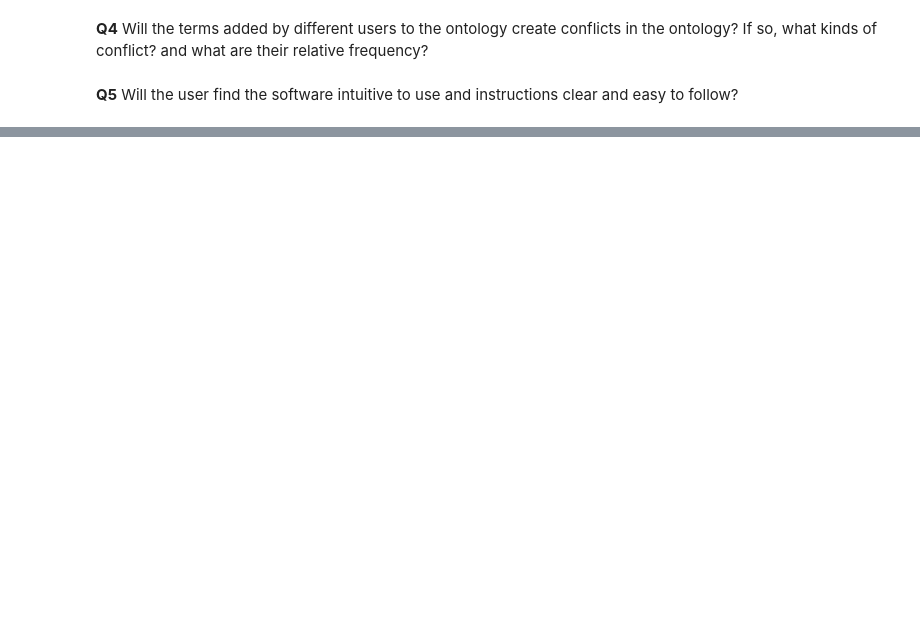
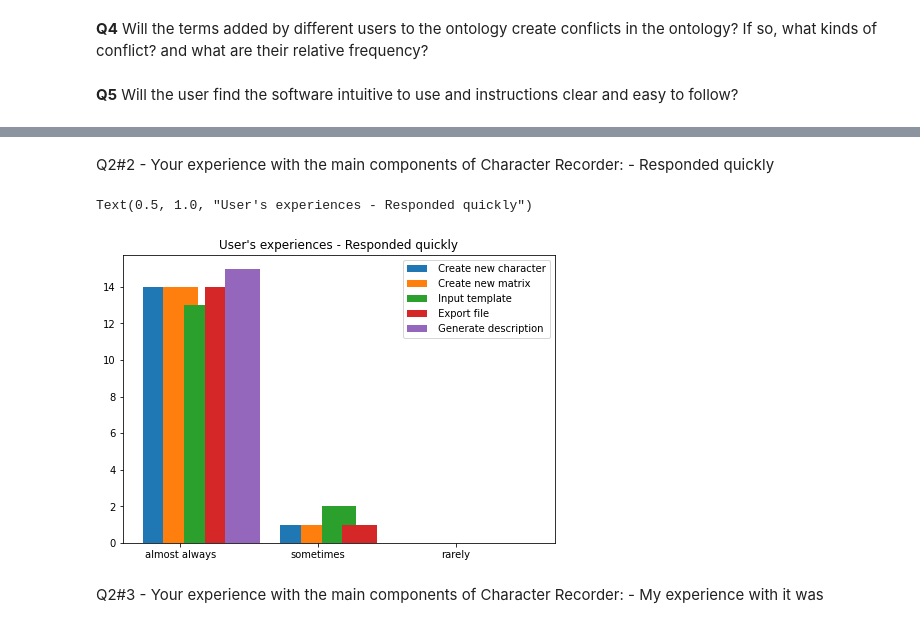
Before and after one commit to YuxuanZhou1/Character-Recorder-DA, a Jupyter notebook: Guiding research question.ipynb, the cells around one changed output, grey strips where cells are left out. Cells and saved outputs as stored; diff of their text form; code cells hidden in the pictures; blank space fills up the shorter version.

```diff
--- a/Guiding research question.ipynb
+++ b/Guiding research question.ipynb
@@ -164,0 +235,10 @@ Text(0.5, 1.0, 'How many new ontology add by participants in each research')
+# %% [markdown]
+Q2#2 - Your experience with the main components of Character Recorder: - Responded quickly
+# %%
+draw(SA, 2, 0.15)
+plt.title("User's experiences - Responded quickly")
+# %% [output]
+Text(0.5, 1.0, "User's experiences - Responded quickly")
+[figure, added]
+# %% [markdown]
+Q2#3 - Your experience with the main components of Character Recorder: - My experience with it was
```
Also changed, not shown: parts of 24 cells of this notebook, 6 other files.
